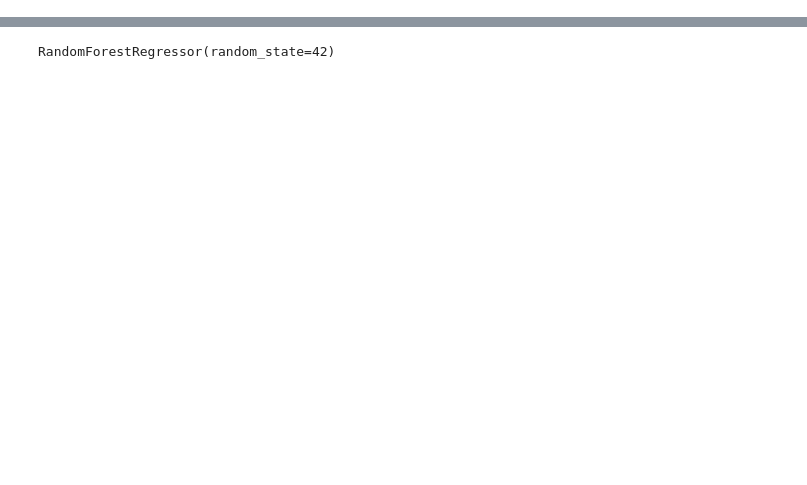
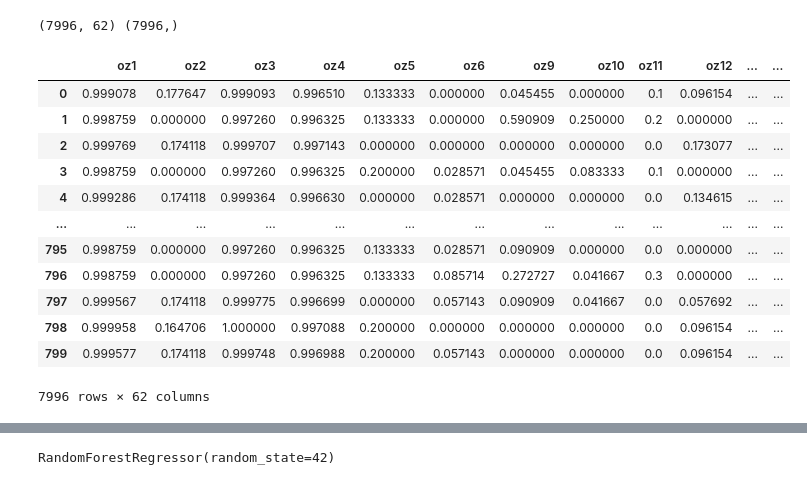
Before and after one commit to balaji1810/automl-tabular-pipeline, a Jupyter notebook: feature_selection.ipynb, the cells around one changed output, grey strips where cells are left out. Saved outputs shown, nothing was run; the diff lists cells and outputs as text; code cells hidden in the pictures; blank space fills up the shorter version.

```diff
--- a/feature_selection.ipynb
+++ b/feature_selection.ipynb
@@ -10,8 +11,25 @@ from sklearn.ensemble import RandomForestRegressor
 # %%
 FILE = Path(".").absolute().resolve()
 DATADIR = FILE / "data"
 # ["bike_sharing_demand", "brazilian_houses", "superconductivity", "wine_quality", "yprop_4_1"]
-dataset = Dataset.load(DATADIR, "brazilian_houses", 1)
+dataset = Dataset.load(DATADIR, "yprop_4_1", 1)
 X_train, y_train, X_test, y_test = dataset.load_test_train()
 X = pd.concat([X_train, X_test])
 y = pd.concat([y_train, y_test])
+print(X.shape, y.shape)
+X
+# %% [output]
+(7996, 62) (7996,)
+|  | oz1 | oz2 | oz3 | oz4 | oz5 | oz6 | oz9 | oz10 | oz11 | oz12 | ... | ... |
+| 0 | 0.999078 | 0.177647 | 0.999093 | 0.996510 | 0.133333 | 0.000000 | 0.045455 | 0.000000 | 0.1 | 0.096154 | ... | ... |
+| 1 | 0.998759 | 0.000000 | 0.997260 | 0.996325 | 0.133333 | 0.000000 | 0.590909 | 0.250000 | 0.2 | 0.000000 | ... | ... |
+| 2 | 0.999769 | 0.174118 | 0.999707 | 0.997143 | 0.000000 | 0.000000 | 0.000000 | 0.000000 | 0.0 | 0.173077 | ... | ... |
+| 3 | 0.998759 | 0.000000 | 0.997260 | 0.996325 | 0.200000 | 0.028571 | 0.045455 | 0.083333 | 0.1 | 0.000000 | ... | ... |
+| 4 | 0.999286 | 0.174118 | 0.999364 | 0.996630 | 0.000000 | 0.028571 | 0.000000 | 0.000000 | 0.0 | 0.134615 | ... | ... |
+| ... | ... | ... | ... | ... | ... | ... | ... | ... | ... | ... | ... | ... |
+| 795 | 0.998759 | 0.000000 | 0.997260 | 0.996325 | 0.133333 | 0.028571 | 0.090909 | 0.000000 | 0.0 | 0.000000 | ... | ... |
+| 796 | 0.998759 | 0.000000 | 0.997260 | 0.996325 | 0.133333 | 0.085714 | 0.272727 | 0.041667 | 0.3 | 0.000000 | ... | ... |
+| 797 | 0.999567 | 0.174118 | 0.999775 | 0.996699 | 0.000000 | 0.057143 | 0.090909 | 0.041667 | 0.0 | 0.057692 | ... | ... |
+| 798 | 0.999958 | 0.164706 | 1.000000 | 0.997088 | 0.200000 | 0.000000 | 0.000000 | 0.000000 | 0.0 | 0.096154 | ... | ... |
+| 799 | 0.999577 | 0.174118 | 0.999748 | 0.996988 | 0.200000 | 0.057143 | 0.000000 | 0.000000 | 0.0 | 0.096154 | ... | ... |
+7996 rows × 62 columns
```
Also changed, not shown: parts of 12 cells of this notebook, 8 other files.
